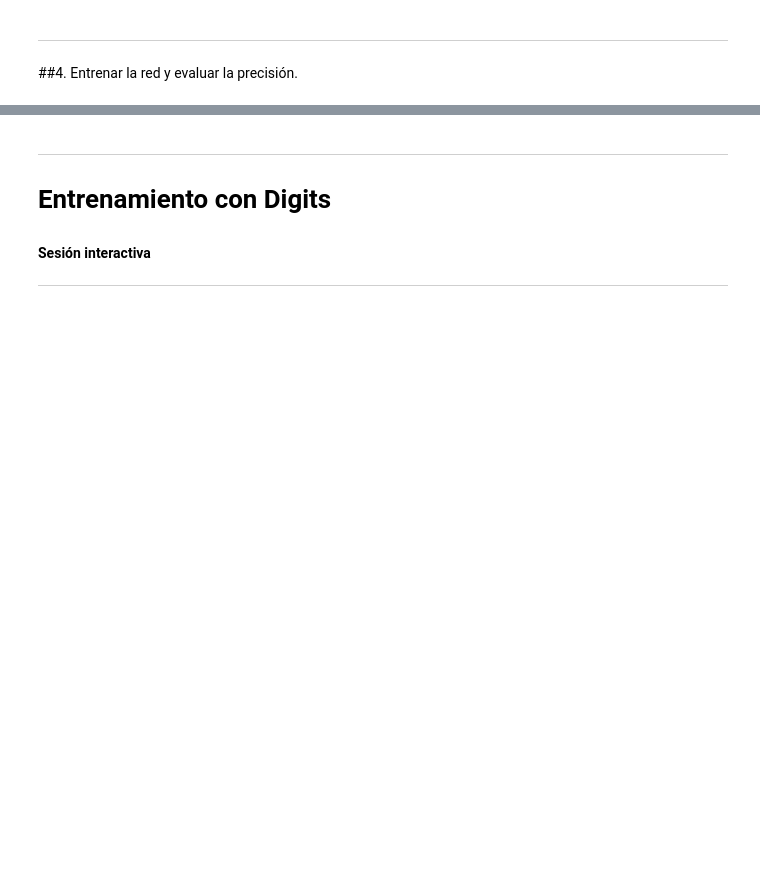
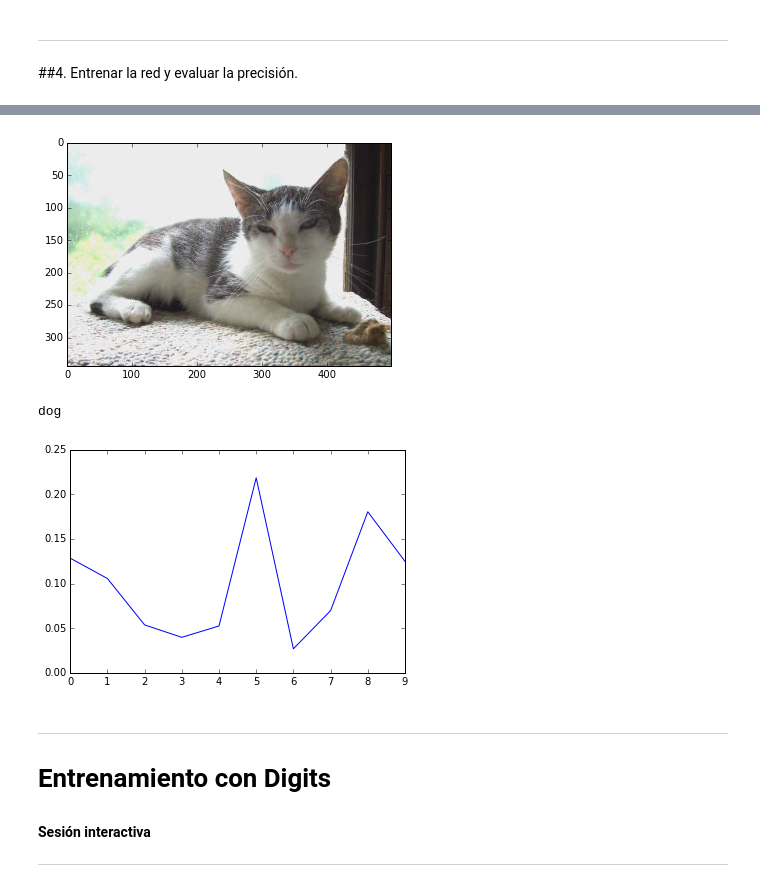
Before and after one commit to druedaplata/10CCC_Caffe, a Jupyter notebook: caffe/Tutorial_Caffe.ipynb, the cells around one changed output, grey strips where cells are left out. Drawn from its saved outputs; the diff is of its cells as text; code cells hidden in the pictures; blank space fills up the shorter version.

```diff
--- a/caffe/Tutorial_Caffe.ipynb
+++ b/caffe/Tutorial_Caffe.ipynb
@@ -362,3 +368,39 @@ I0803 11:03:35.772475  3434 solver.cpp:363]     Test net output #1: loss = 1.620
+# %%
+import numpy as np
+import matplotlib.pyplot as plt
+import matplotlib.image as mpimg
+%matplotlib inline
+
+# Cargamos CAFFE en la interfaz de python
+caffe_root = '/home/sandiego/Programas/caffe/'
+import sys
+sys.path.insert(0, caffe_root + 'python')
+import caffe
+
+
+# Cargamos el modelo entrenado
+caffe.set_mode_cpu()
+MODEL_FILE='/home/sandiego/septiembre/caffe/train_caffe/deploy.prototxt'
+PRETRAINED='/home/sandiego/septiembre/caffe/snapshot_iter_2450.caffemodel'
+
+net = caffe.Classifier(MODEL_FILE, PRETRAINED,
+                       raw_scale=255,
+                       image_dims=(32, 32))
+
+# Usamos una imagen de prueba
+input_image = caffe.io.load_image('/home/sandiego/septiembre/caffe/imagenes/cat.jpg')
+prediction = net.predict([input_image])
+labels=['airplane','automobile','bird','cat','deer','dog','frog','horse','ship','truck']
+
+image = mpimg.imread("/home/sandiego/septiembre/caffe/imagenes/cat.jpg")
+plt.imshow(image)
+plt.show()
+plt.plot(prediction[0])
+print labels[prediction[0].argmax()]
+# %% [output]
+[figure, added]
+dog
+[figure, added]
 # %% [markdown]
 ---
 
```
Also changed, not shown: parts of 16 cells of this notebook, 17 other files.
